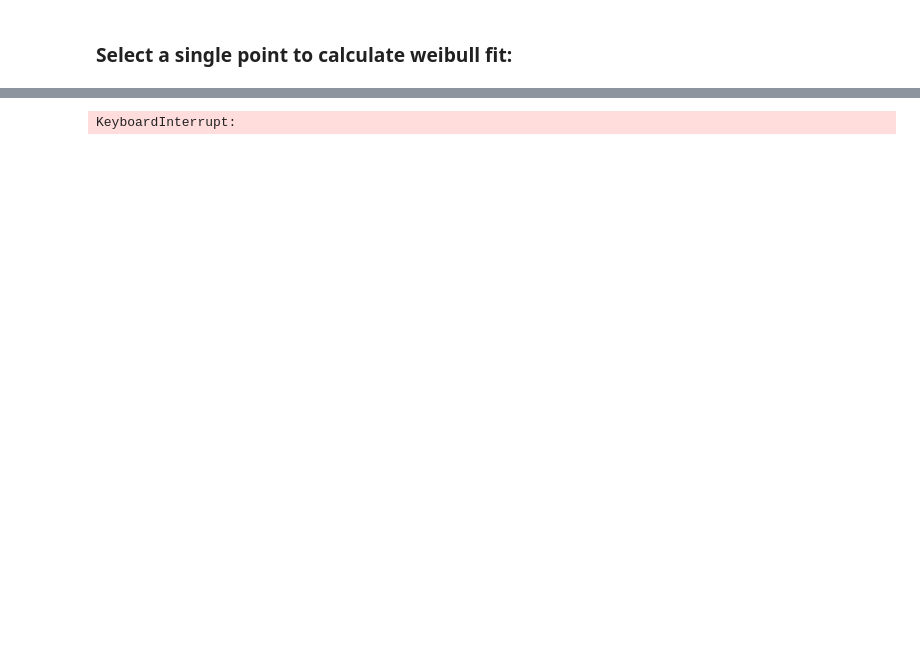
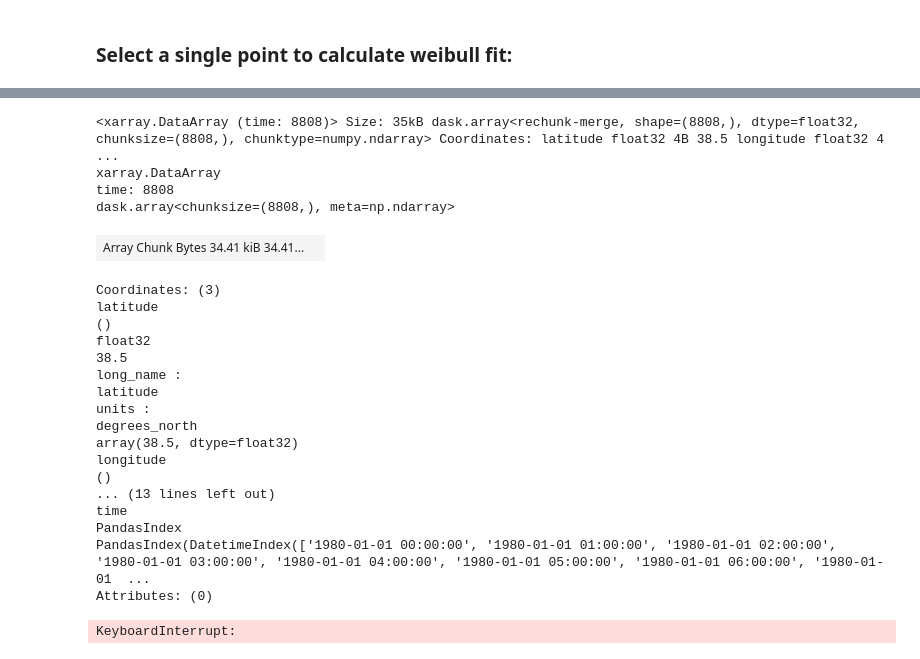
Before and after one commit to kbren/era5-analysis, a Jupyter notebook: notebooks/load_era5_data.ipynb, the cells around one changed output, grey strips where cells are left out. Cells and saved outputs as stored; diff of their text form; code cells hidden in the pictures; blank space fills up the shorter version.

Commit message:
starting weibull parameter calculations.

```diff
--- a/notebooks/load_era5_data.ipynb
+++ b/notebooks/load_era5_data.ipynb
@@ -307,0 +97,36 @@ Attributes: (0)
+# %%
+start_time = '1980-01-01'
+end_time = '1981-01-01'
+
+def calc_windspeed_time_window(ds, start_time, end_time)
+
+era5_window = era5_single_point.sel(time=slice(start_time, end_time))
+
+windspeed = kwindy.calc_windspeed(
+    era5_window["100m_u_component_of_wind"],
+    era5_window["100m_v_component_of_wind"]
+).chunk({'time':-1})
+windspeed
+# %% [output]
+<xarray.DataArray (time: 8808)> Size: 35kB dask.array<rechunk-merge, shape=(8808,), dtype=float32, chunksize=(8808,), chunktype=numpy.ndarray> Coordinates: latitude float32 4B 38.5 longitude float32 4 ...
+xarray.DataArray
+time: 8808
+dask.array<chunksize=(8808,), meta=np.ndarray>
+| Array Chunk Bytes 34.41 kiB 34.41... |  |
+Coordinates: (3)
+latitude
+()
+float32
+38.5
+long_name :
+latitude
+units :
+degrees_north
+array(38.5, dtype=float32)
+longitude
+()
+... (13 lines left out)
+time
+PandasIndex
+PandasIndex(DatetimeIndex(['1980-01-01 00:00:00', '1980-01-01 01:00:00', '1980-01-01 02:00:00', '1980-01-01 03:00:00', '1980-01-01 04:00:00', '1980-01-01 05:00:00', '1980-01-01 06:00:00', '1980-01-01  ...
+Attributes: (0)
```
Also changed, not shown: parts of 22 cells of this notebook.
